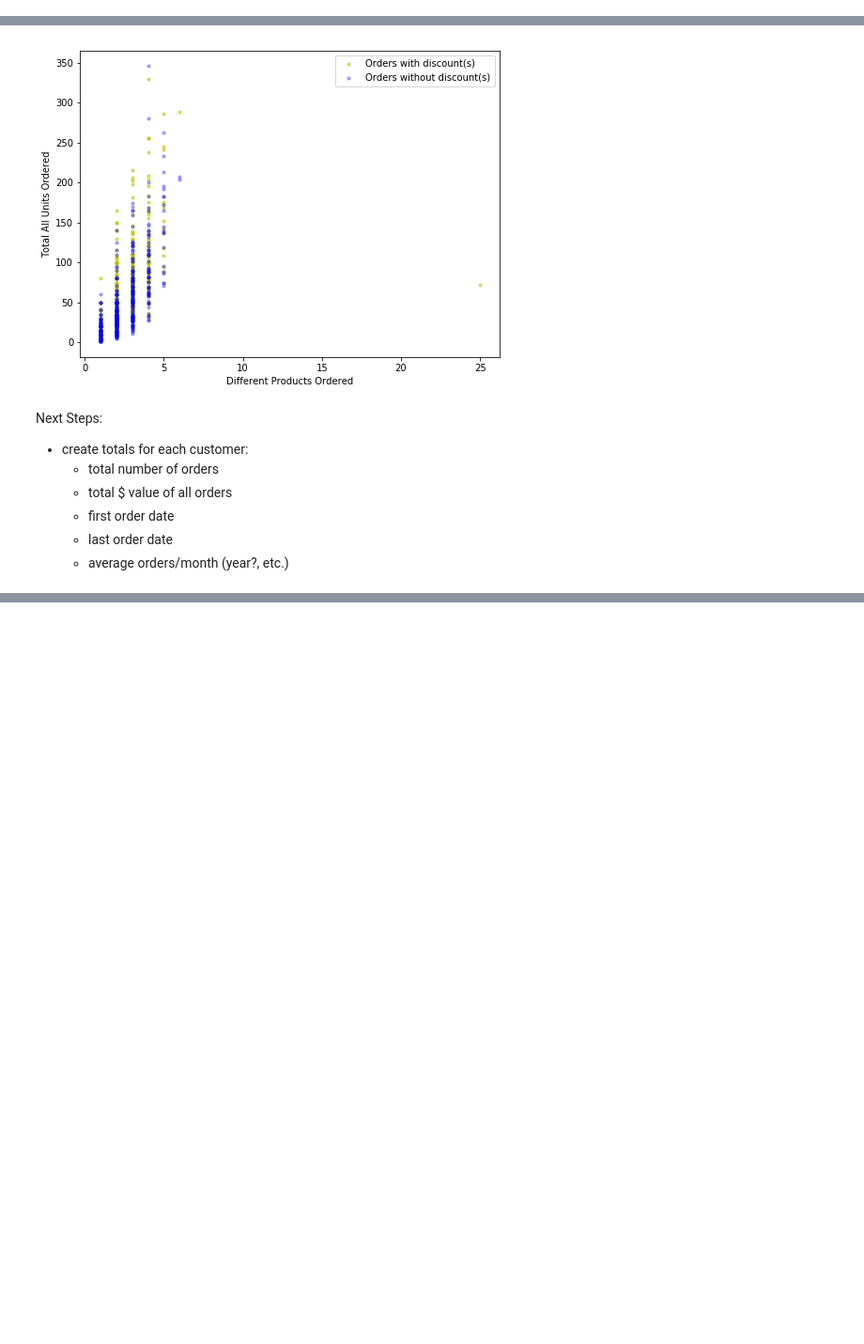
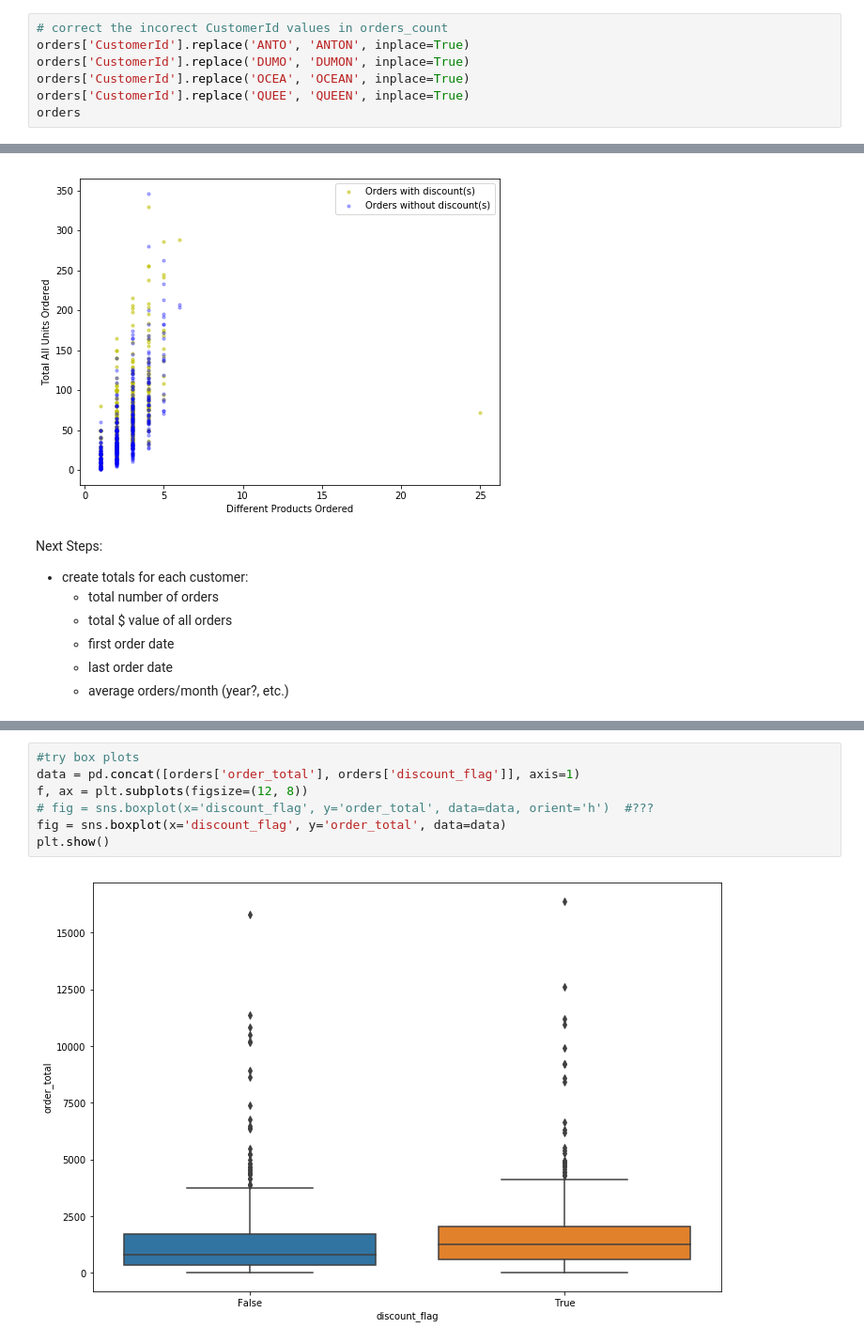
Before and after one commit to giorosati/dsc-2-final-project-online-ds-pt-100118, a Jupyter notebook: module2project.ipynb, the cells around one changed output, grey strips where cells are left out. Shown at 94% size. Drawn from its saved outputs; the diff is of its cells as text; blank space fills up the shorter version.

```diff
--- a/module2project.ipynb
+++ b/module2project.ipynb
@@ -190,0 +157,7 @@ customer.head(15)
+# %%
+# correct the incorect CustomerId values in orders_count
+orders['CustomerId'].replace('ANTO', 'ANTON', inplace=True)
+orders['CustomerId'].replace('DUMO', 'DUMON', inplace=True)
+orders['CustomerId'].replace('OCEA', 'OCEAN', inplace=True)
+orders['CustomerId'].replace('QUEE', 'QUEEN', inplace=True)
+orders
@@ -692,0 +843,9 @@ IndexError: pop from empty list
+# %%
+#try box plots
+data = pd.concat([orders['order_total'], orders['discount_flag']], axis=1)
+f, ax = plt.subplots(figsize=(12, 8))
+# fig = sns.boxplot(x='discount_flag', y='order_total', data=data, orient='h')  #???
+fig = sns.boxplot(x='discount_flag', y='order_total', data=data)
+plt.show()
+# %% [output]
+[figure, added]
```
Also changed, not shown: parts of 71 cells of this notebook.
